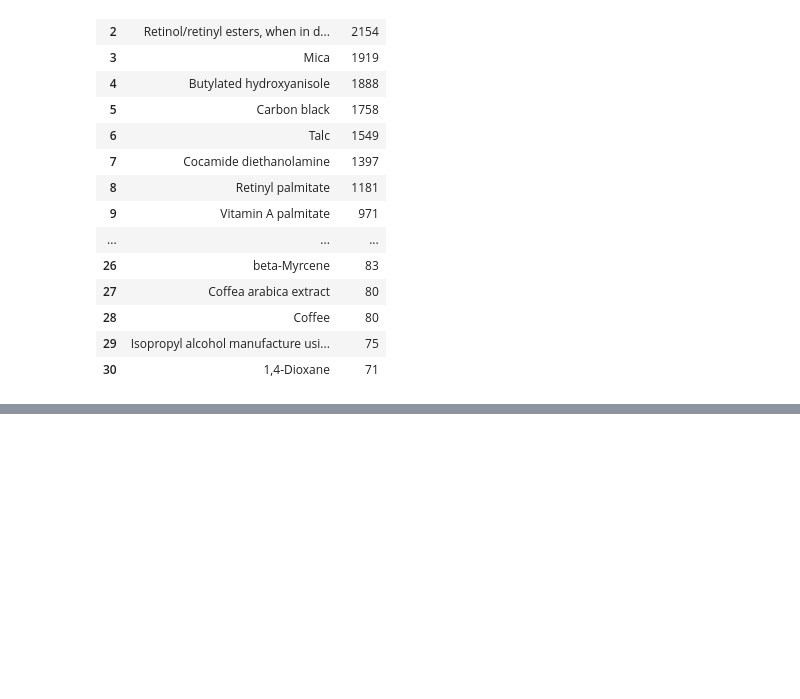
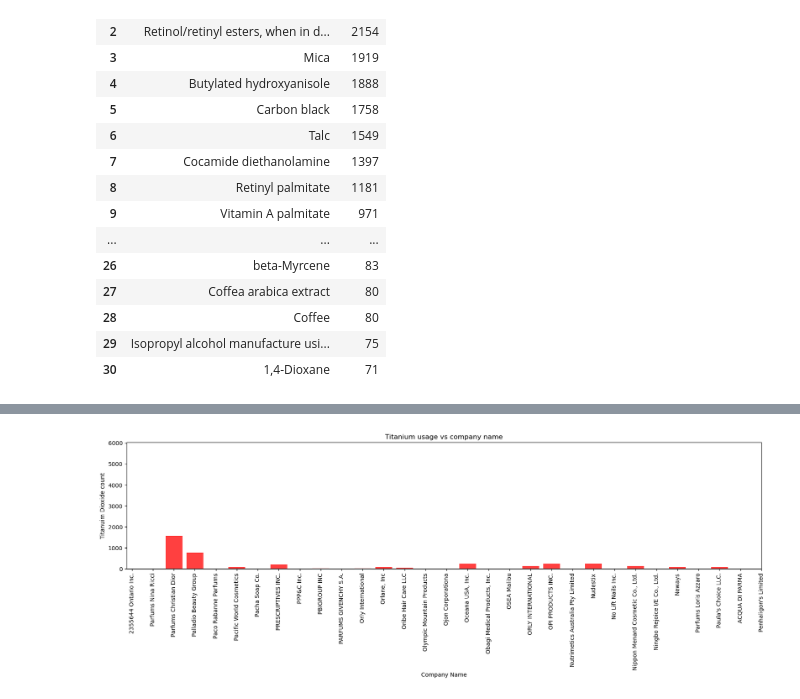
Before and after one commit to Nova8F/Project_1.0, a Jupyter notebook: MA_project1group1.ipynb, the cells around one changed output, grey strips where cells are left out. Saved outputs shown, nothing was run; the diff lists cells and outputs as text; code cells hidden in the pictures; blank space fills up the shorter version.

```diff
--- a/MA_project1group1.ipynb
+++ b/MA_project1group1.ipynb
@@ -201,0 +258,4 @@ plt.show()
+# %%
+#filtering data based on the most used chemical which is Titanium Dioxide.
+Titanium = Original_data.loc[Original_data["ChemicalName"]=="Titanium dioxide"]
+Titanium.head()
@@ -201,0 +274,3 @@ plt.show()
+# %%
+groupby_data = Titanium.groupby("CompanyName")["ChemicalName"].size().reset_index()
+groupby_data
@@ -201,0 +291,6 @@ plt.show()
+# %%
+#filering data based on the 22 top companies with the highest titanuim dioxide count.
+Titanium_count = groupby_data.value_counts().reset_index()
+Titanium_count.head(30)
+# Top_22_companies_using_titanium_dioxide = Titanium_count[Titanium_count["count"] >= 1010]
+# Top_22_companies_using_titanium_dioxide
@@ -201,0 +315,17 @@ plt.show()
+# %%
+plt.figure(figsize=(20,4))
+
+plt.bar(Titanium_count["CompanyName"],Titanium_count["ChemicalName"], color="red", alpha=0.75)
+
+# top_companies = plt.bar(Top_22_companies_using_titanium_dioxide["CompanyName"], Top_22_companies_using_titanium_dioxide["ChemicalName"], color="purple")
+# top_companies2 = plt.bar(Top_22_companies_using_titanium_dioxide["CompanyName"], Top_22_companies_using_titanium_dioxide["count"], color="red", alpha=0.75)
+
+plt.xlabel('Company Name')
+plt.ylabel('Titanuim Dioxide count')
+plt.title('Titanium usage vs company name')
+plt.xlim(-0.25, len(top_companies))
+# plt.ylim(0, max(rain_df["Inches"])+10)
+plt.xticks(rotation=90)
+plt.show()
+# %% [output]
+[figure, added]
```
Also changed, not shown: parts of 26 cells of this notebook.
